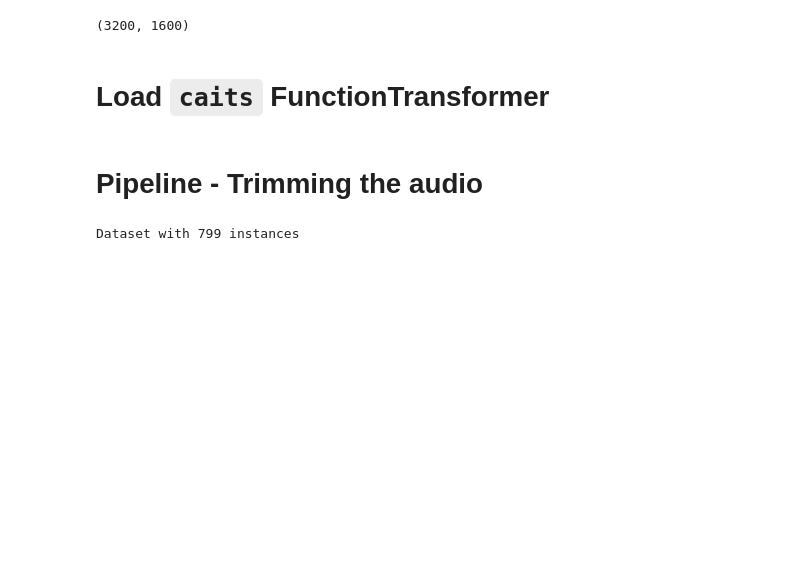
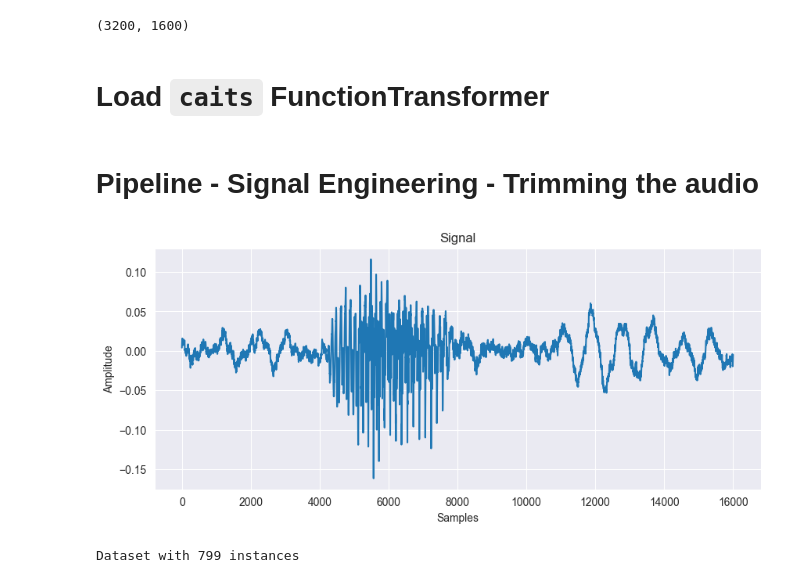
Before and after one commit to AIoT-Group-UoP/crossai-ts-docs, a Jupyter notebook: e2e_speech_commands.ipynb, the cells around one changed output. Drawn from its saved outputs; the diff is of its cells as text; code cells hidden in the pictures; blank space fills up the shorter version.

```diff
--- a/e2e_speech_commands.ipynb
+++ b/e2e_speech_commands.ipynb
@@ -93,7 +93,13 @@ WS_SAMPLES, OVERLAP_SAMPLES
 from sklearn.pipeline import Pipeline
 from caits.transformers import FunctionTransformer
 # %% [markdown]
-# Pipeline - Trimming the audio
+# Pipeline - Signal Engineering - Trimming the audio
+# %%
+instance = data[0][0]["Ch_1"].values
+# %%
+plot_signal(instance, SAMPLE_RATE, return_mode=False)
+# %% [output]
+[figure, added]
 # %%
 from caits.preprocessing import trim_signal
 
```
Also changed, not shown: parts of 20 cells of this notebook.
